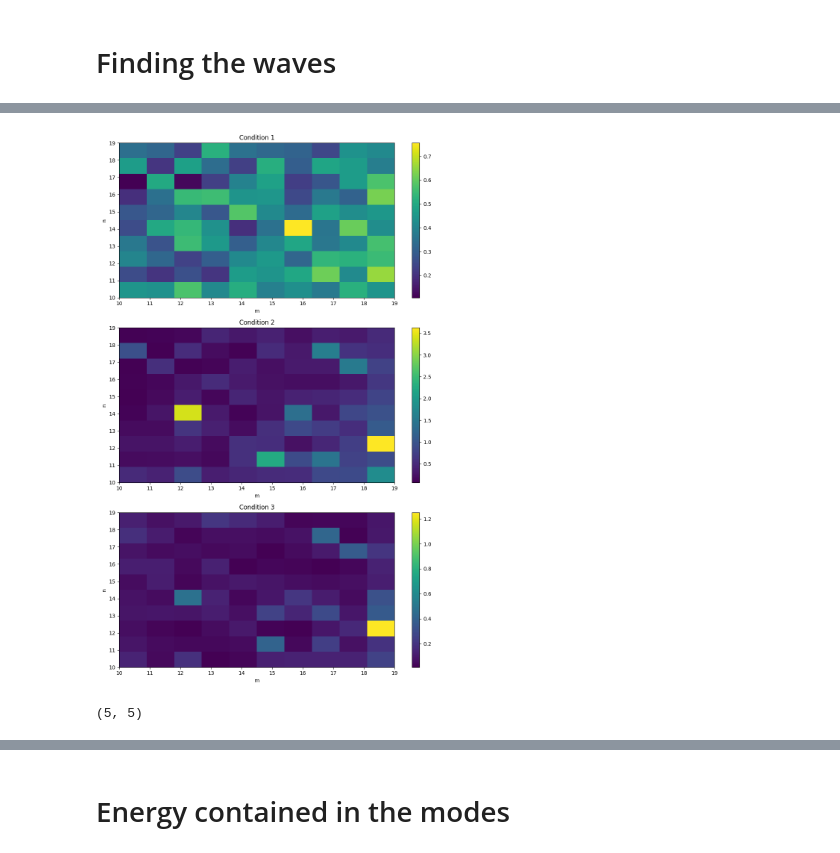
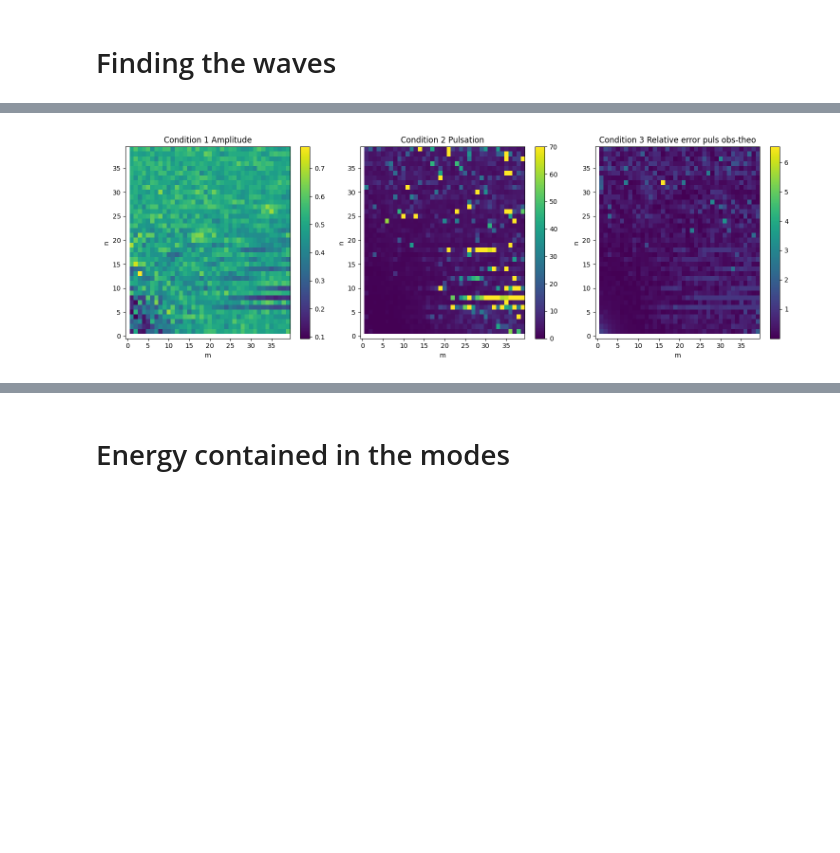
Before and after one commit to LennardMiller/Stage_M2, a Jupyter notebook: Basin Mode Projection/Rossby_diag_closed_case.ipynb, the cells around one changed output, grey strips where cells are left out. Drawn from its saved outputs; the diff is of its cells as text; code cells hidden in the pictures; blank space fills up the shorter version.

```diff
--- a/Basin Mode Projection/Rossby_diag_closed_case.ipynb
+++ b/Basin Mode Projection/Rossby_diag_closed_case.ipynb
@@ -17,7 +17,7 @@ from joblib import Parallel, delayed
 
 
 # Number of simulation
-n = 519
+n = 517
 
 # Choose between 'local' or 'dahu'
 where = 'dahu'
@@ -485,38 +488,34 @@ for idx, (m, n) in enumerate([(m, n) for m in m_list for n in n_list]):
 # %%
-import matplotlib.pyplot as plt
-
-# Assuming `condition1_tab`, `condition2_tab`, and `condition3_tab` are already filled
-# Also assuming `m_list` and `n_list` are defined as before
-
-fig, axs = plt.subplots(3, 1, figsize=(10, 15))
+m_list = np.arange(0, 40, 1)
+n_list = np.arange(0, 40, 1)
+# Plotting
+fig, axs = plt.subplots(1, 3, figsize=(15, 5))
 
 # Plotting condition1
-c1 = axs[0].imshow(condition1_tab, extent=[m_list[0], m_list[-1], n_list[0], n_list[-1]], aspect='auto')
-axs[0].set_title('Condition 1')
+c1 = axs[0].pcolormesh(n_list,m_list,condition1_tab)
+axs[0].set_title('Condition 1 Amplitude')
 axs[0].set_xlabel('m')
 axs[0].set_ylabel('n')
 fig.colorbar(c1, ax=axs[0], orientation='vertical')
 
 # Plotting condition2
-c2 = axs[1].imshow(condition2_tab, extent=[m_list[0], m_list[-1], n_list[0], n_list[-1]], aspect='auto')
-axs[1].set_title('Condition 2')
+c2 = axs[1].pcolormesh(n_list,m_list,condition2_tab,vmin=0,vmax=70)
+axs[1].set_title('Condition 2 Pulsation')
 axs[1].set_xlabel('m')
 axs[1].set_ylabel('n')
 fig.colorbar(c2, ax=axs[1], orientation='vertical')
 
 # Plotting condition3
-c3 = axs[2].imshow(condition3_tab, extent=[m_list[0], m_list[-1], n_list[0], n_list[-1]], aspect='auto')
-axs[2].set_title('Condition 3')
+c3 = axs[2].pcolormesh(n_list,m_list,condition3_tab)#,vmin=0,vmax=1.3)
+axs[2].set_title('Condition 3 Relative error puls obs-theo')
 axs[2].set_xlabel('m')
 axs[2].set_ylabel('n')
 
 fig.colorbar(c3, ax=axs[2], orientation='vertical')
 
+
 plt.tight_layout()
+plt.savefig("../figures/Wave_sign_closed_case/3conditions_compared_mode_" + str(m_list[0]) + "-" + str(m_list[-1]) + "simu"+str(simu_name)+ ".png")
 plt.show()
 # %% [output]
-[figure, old version]
+[figure, new version]
-# %%
-print(cond1.shape)
-# %% [output]
-(5, 5)
```
Also changed, not shown: parts of 21 cells of this notebook, 13 other files.
